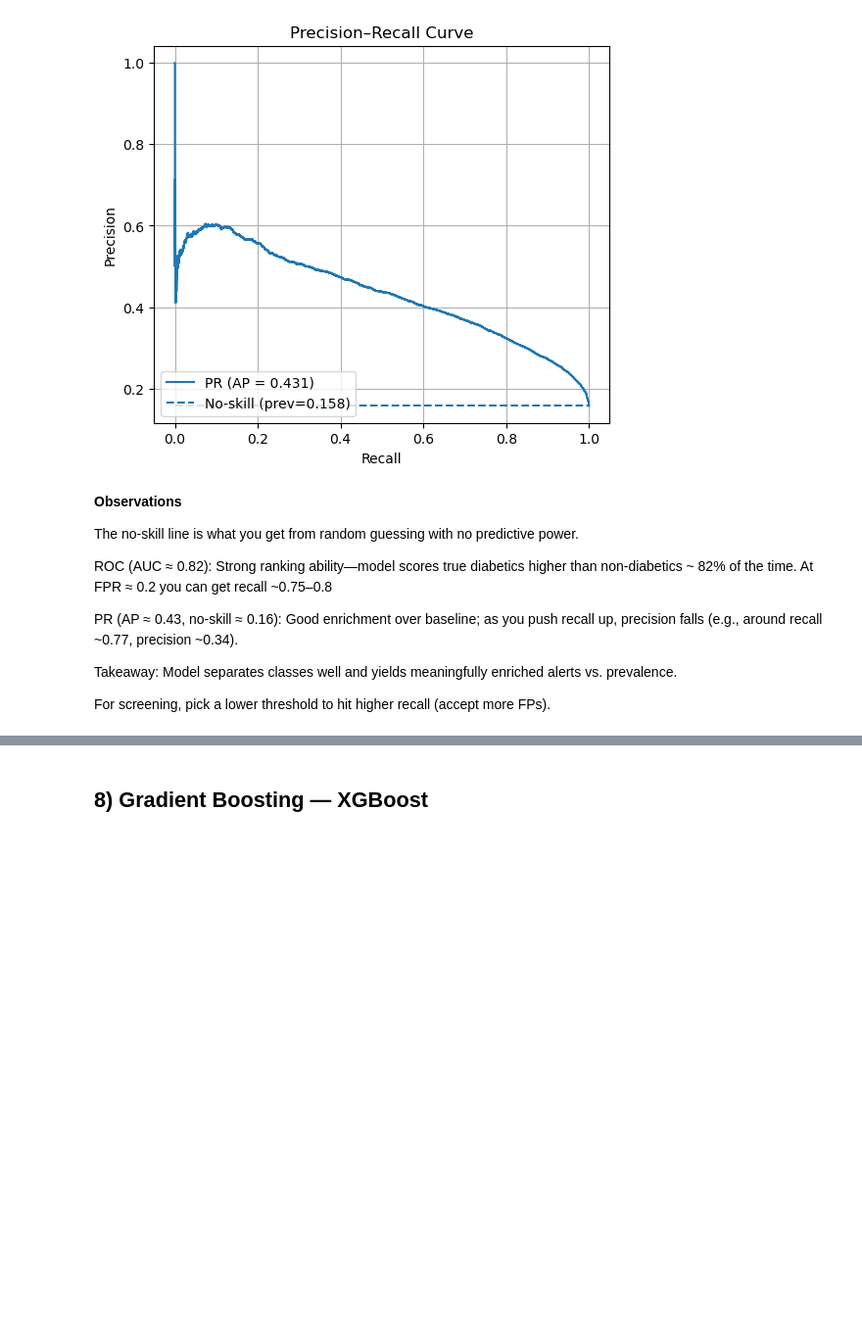
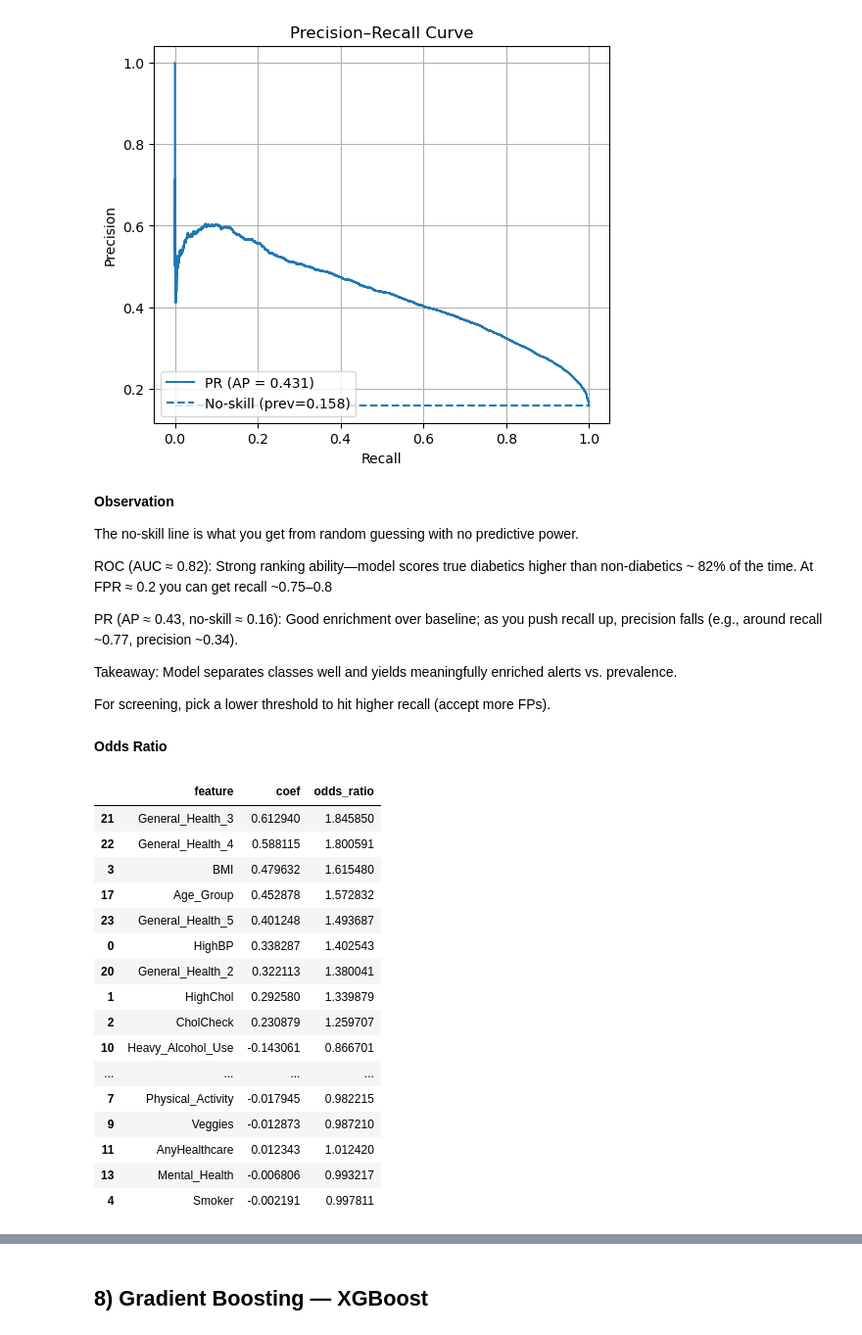
Before and after one commit to ankurgopal/DS_Capstone_Project_Know-Diabetes, a Jupyter notebook: notebooks/CDC Modelling.ipynb, the cells around one changed output, grey strips where cells are left out. Shown at 98% size. Cells and saved outputs as stored; diff of their text form; code cells hidden in the pictures; blank space fills up the shorter version.

```diff
--- a/notebooks/CDC Modelling.ipynb
+++ b/notebooks/CDC Modelling.ipynb
@@ -1229,7 +1241,7 @@ plt.show()
 [figure]
 [figure]
 # %% [markdown]
-**Observations**
+**Observation**
 
 The no-skill line is what you get from random guessing with no predictive power.
 
@@ -1240,3 +1252,60 @@ PR (AP ≈ 0.43, no-skill ≈ 0.16): Good enrichment over baseline; as you push
 Takeaway: Model separates classes well and yields meaningfully enriched alerts vs. prevalence.
 
 For screening, pick a lower threshold to hit higher recall (accept more FPs).
+# %% [markdown]
+**Odds Ratio**
+# %%
+# === Odds Ratios for FINAL tuned Logistic Regression (simple) ===
+from sklearn.base import clone
+
+pipe = final_lr
+
+# 1) Grab the final estimator and its coefficients
+#hasattr(pipe, "steps") checks if 'pipe' is a Pipeline; if not, treat it as a plain estimator.
+
+
+final_est = pipe.steps[-1][1] if hasattr(pipe, "steps") else pipe
+
+#np.asarray(...) ensures we get a real NumPy array (not a nested list)
+coef = np.asarray(final_est.coef_).ravel()
+
+# 2) Get feature names that align with those coefficients
+#   get_feature_names_out() is a robust way to get post-transformer column names that line up with the LR coefficients.
+try:
+    feature_names = list(pipe[:-1].get_feature_names_out())
+except Exception:
+    feature_names = list(getattr(pipe, "feature_names_in_", []))
+
+# 3) Build a tidy OR table (OR = exp(coef))
+#  We sort by |log(OR)| (i.e., |coef|) to show strongest effects at the top.
+or_df = (
+    pd.DataFrame({
+        "feature": feature_names,
+        "coef": coef,
+        "odds_ratio": np.exp(coef)
+    })
+    .assign(effect_size=lambda d: np.abs(np.log(d["odds_ratio"])))
+    .sort_values("effect_size", ascending=False)
+    .drop(columns="effect_size")
+)
+
+# 4) Show top rows
+or_df.head(25)
+# %% [output]
+|  | feature | coef | odds_ratio |
+| 21 | General_Health_3 | 0.612940 | 1.845850 |
+| 22 | General_Health_4 | 0.588115 | 1.800591 |
+| 3 | BMI | 0.479632 | 1.615480 |
+| 17 | Age_Group | 0.452878 | 1.572832 |
+| 23 | General_Health_5 | 0.401248 | 1.493687 |
+| 0 | HighBP | 0.338287 | 1.402543 |
+| 20 | General_Health_2 | 0.322113 | 1.380041 |
+| 1 | HighChol | 0.292580 | 1.339879 |
+| 2 | CholCheck | 0.230879 | 1.259707 |
+| 10 | Heavy_Alcohol_Use | -0.143061 | 0.866701 |
+| ... | ... | ... | ... |
+| 7 | Physical_Activity | -0.017945 | 0.982215 |
+| 9 | Veggies | -0.012873 | 0.987210 |
+| 11 | AnyHealthcare | 0.012343 | 1.012420 |
+| 13 | Mental_Health | -0.006806 | 0.993217 |
+| 4 | Smoker | -0.002191 | 0.997811 |
```
Also changed, not shown: parts of 27 cells of this notebook.
